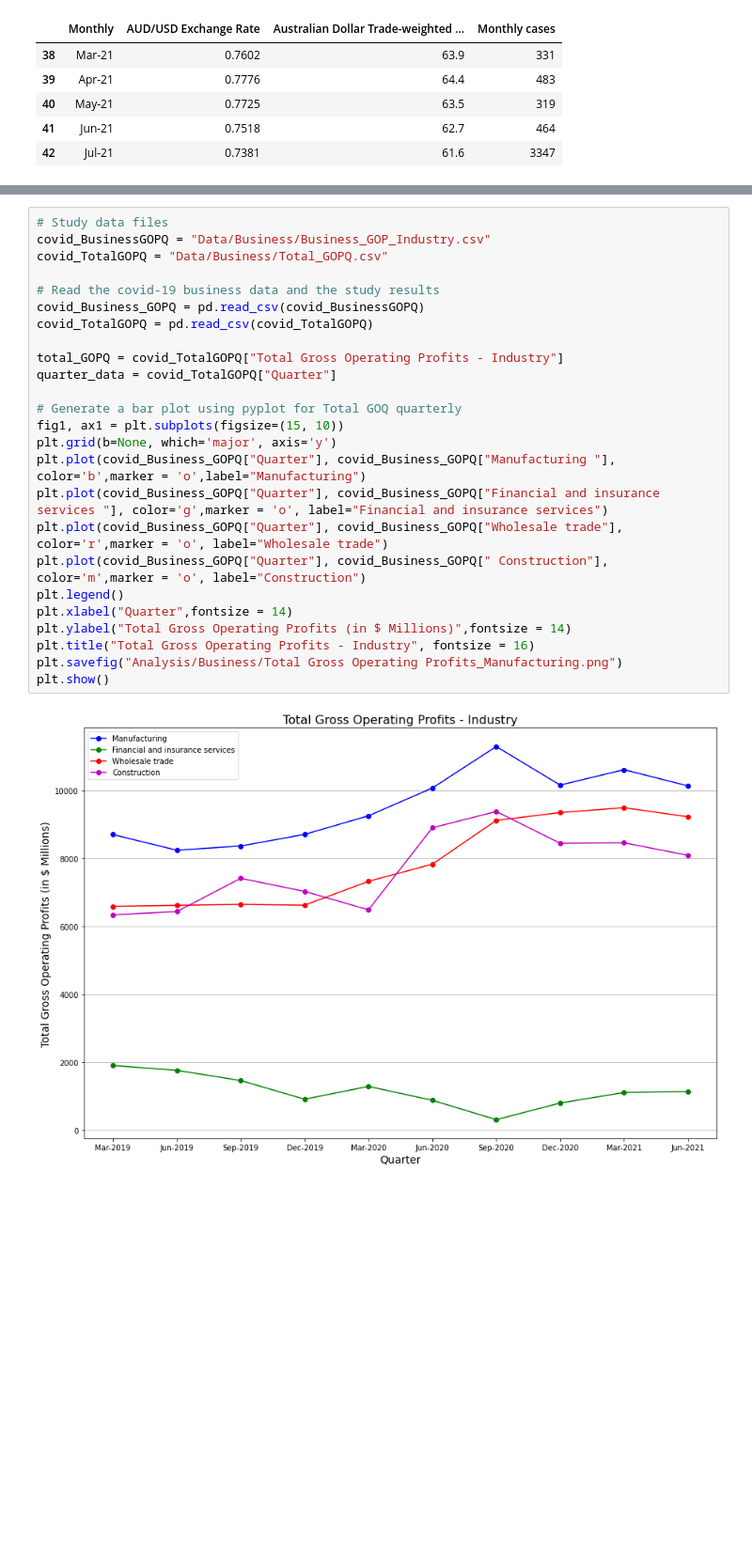
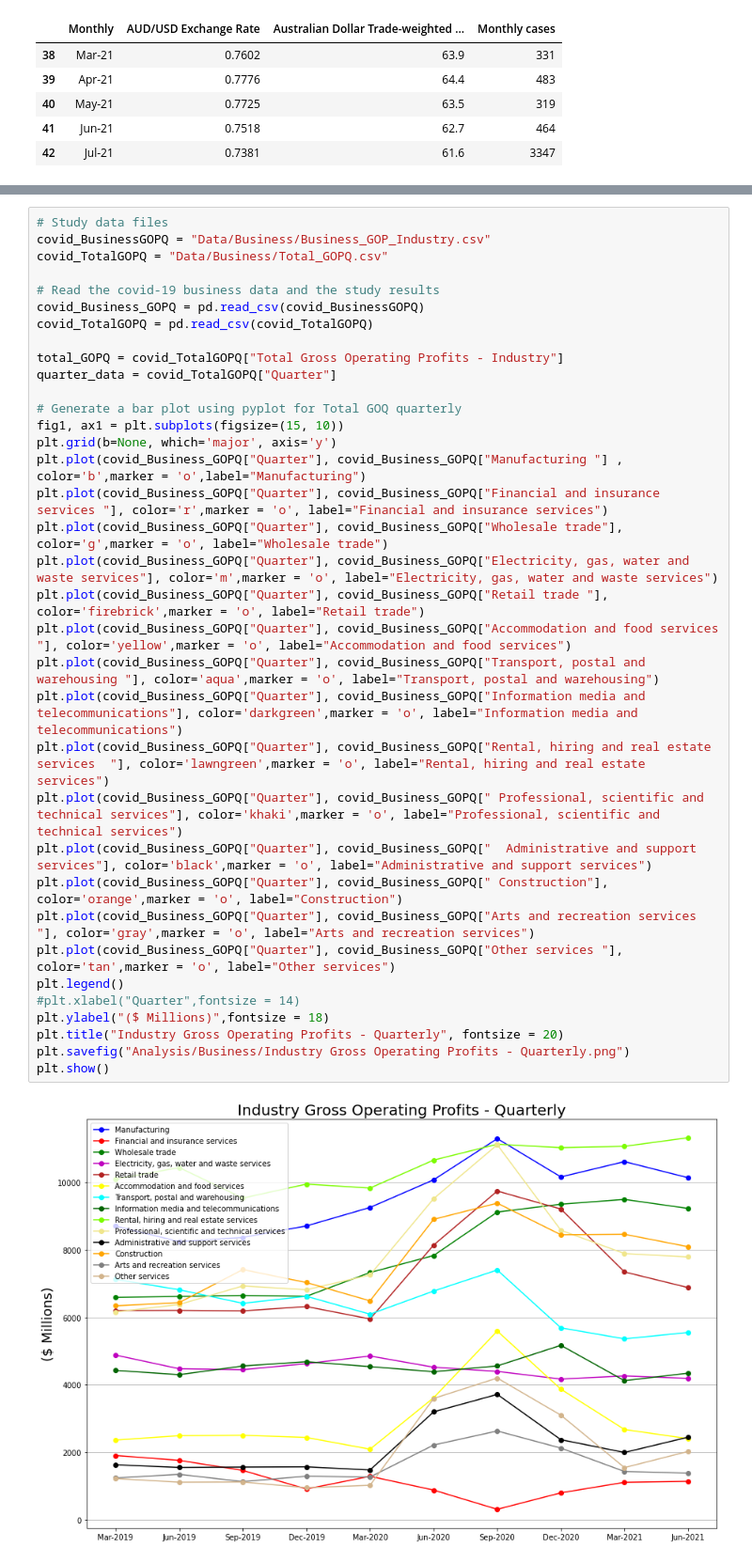
Before and after one commit to itsnameeta/Project-1---Python, a Jupyter notebook: Covid_Impact_Business.ipynb, the cells around one changed output, grey strips where cells are left out. Shown: that part at 94% size. Drawn from its saved outputs; the diff is of its cells as text; blank space fills up the shorter version.

```diff
--- a/Covid_Impact_Business.ipynb
+++ b/Covid_Impact_Business.ipynb
@@ -201,30 +217,40 @@ y = -0.0x + 61.29
 # %%
 # Study data files
 covid_BusinessGOPQ = "Data/Business/Business_GOP_Industry.csv"
 covid_TotalGOPQ = "Data/Business/Total_GOPQ.csv"
 
 # Read the covid-19 business data and the study results
 covid_Business_GOPQ = pd.read_csv(covid_BusinessGOPQ)
 covid_TotalGOPQ = pd.read_csv(covid_TotalGOPQ)
 
 total_GOPQ = covid_TotalGOPQ["Total Gross Operating Profits - Industry"]
 quarter_data = covid_TotalGOPQ["Quarter"]
 
 # Generate a bar plot using pyplot for Total GOQ quarterly
 fig1, ax1 = plt.subplots(figsize=(15, 10))
 plt.grid(b=None, which='major', axis='y')
-plt.plot(covid_Business_GOPQ["Quarter"], covid_Business_GOPQ["Manufacturing "], color='b',marker = 'o',label="Manufacturing")
-plt.plot(covid_Business_GOPQ["Quarter"], covid_Business_GOPQ["Financial and insurance services "], color='g',marker = 'o', label="Financial and insurance services")
-plt.plot(covid_Business_GOPQ["Quarter"], covid_Business_GOPQ["Wholesale trade"], color='r',marker = 'o', label="Wholesale trade")
-plt.plot(covid_Business_GOPQ["Quarter"], covid_Business_GOPQ[" Construction"], color='m',marker = 'o', label="Construction")
+plt.plot(covid_Business_GOPQ["Quarter"], covid_Business_GOPQ["Manufacturing "] , color='b',marker = 'o',label="Manufacturing")
+plt.plot(covid_Business_GOPQ["Quarter"], covid_Business_GOPQ["Financial and insurance services "], color='r',marker = 'o', label="Financial and insurance services")
+plt.plot(covid_Business_GOPQ["Quarter"], covid_Business_GOPQ["Wholesale trade"], color='g',marker = 'o', label="Wholesale trade")
+plt.plot(covid_Business_GOPQ["Quarter"], covid_Business_GOPQ["Electricity, gas, water and waste services"], color='m',marker = 'o', label="Electricity, gas, water and waste services")
+plt.plot(covid_Business_GOPQ["Quarter"], covid_Business_GOPQ["Retail trade "], color='firebrick',marker = 'o', label="Retail trade")
+plt.plot(covid_Business_GOPQ["Quarter"], covid_Business_GOPQ["Accommodation and food services "], color='yellow',marker = 'o', label="Accommodation and food services")
+plt.plot(covid_Business_GOPQ["Quarter"], covid_Business_GOPQ["Transport, postal and warehousing "], color='aqua',marker = 'o', label="Transport, postal and warehousing")
+plt.plot(covid_Business_GOPQ["Quarter"], covid_Business_GOPQ["Information media and telecommunications"], color='darkgreen',marker = 'o', label="Information media and telecommunications")
+plt.plot(covid_Business_GOPQ["Quarter"], covid_Business_GOPQ["Rental, hiring and real estate services  "], color='lawngreen',marker = 'o', label="Rental, hiring and real estate services")
+plt.plot(covid_Business_GOPQ["Quarter"], covid_Business_GOPQ[" Professional, scientific and technical services"], color='khaki',marker = 'o', label="Professional, scientific and technical services")
+plt.plot(covid_Business_GOPQ["Quarter"], covid_Business_GOPQ["  Administrative and support services"], color='black',marker = 'o', label="Administrative and support services")
+plt.plot(covid_Business_GOPQ["Quarter"], covid_Business_GOPQ[" Construction"], color='orange',marker = 'o', label="Construction")
+plt.plot(covid_Business_GOPQ["Quarter"], covid_Business_GOPQ["Arts and recreation services "], color='gray',marker = 'o', label="Arts and recreation services")
+plt.plot(covid_Business_GOPQ["Quarter"], covid_Business_GOPQ["Other services "], color='tan',marker = 'o', label="Other services")
 plt.legend()
-plt.xlabel("Quarter",fontsize = 14)
-plt.ylabel("Total Gross Operating Profits (in $ Millions)",fontsize = 14)
-plt.title("Total Gross Operating Profits - Industry", fontsize = 16)
-plt.savefig("Analysis/Business/Total Gross Operating Profits_Manufacturing.png")
+#plt.xlabel("Quarter",fontsize = 14)
+plt.ylabel("($ Millions)",fontsize = 18)
+plt.title("Industry Gross Operating Profits - Quarterly", fontsize = 20)
+plt.savefig("Analysis/Business/Industry Gross Operating Profits - Quarterly.png")
 plt.show()
 # %% [output]
-[figure, old version]
+[figure, new version]
 # %%
 fig1, ax1 = plt.subplots(figsize=(12, 6))
 
```
Also changed, not shown: parts of 6 cells of this notebook, 22 other files.
